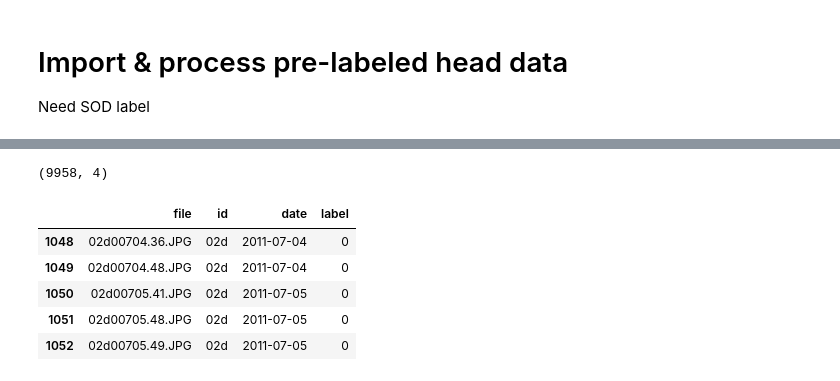
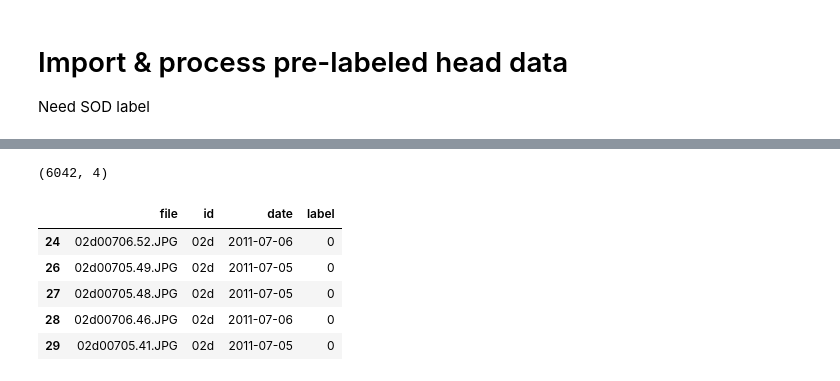
Before and after one commit to annamarianau/human_decomposition_image_classification, a Jupyter notebook: notebooks/label_propagation.ipynb, the cells around one changed output, grey strips where cells are left out. Saved outputs shown, nothing was run; the diff lists cells and outputs as text; code cells hidden in the pictures.

```diff
--- a/notebooks/label_propagation.ipynb
+++ b/notebooks/label_propagation.ipynb
@@ -144,0 +170,4 @@ Need SOD label
+# %%
+# remove 'icon'
+df_head_labeled[3] = df_head_labeled[3].str.replace('icon.','')
+display(df_head_labeled.head())
@@ -144,0 +181,4 @@ Need SOD label
+# %%
+# split into file and label columns
+df_head_labeled[['file','label']] = df_head_labeled[3].str.split(',', expand=True)
+display(df_head_labeled.head())
@@ -144,0 +192,5 @@ Need SOD label
+# %%
+# remove duplicates
+print(df_head_labeled.shape)
+df_head_labeled.drop_duplicates(subset='file', keep="first", inplace=True)
+print(df_head_labeled.shape)
@@ -145,18 +216,8 @@ Need SOD label
 # %%
-df_head_labeled = pd.read_csv('/da1_data/icputrd/decaying_human_body_part_classifier/from_anau/ex1_preds_labeled_head',
-                                header=None, delimiter=':',
-                                   usecols=[0,2])
-df_head_labeled.columns =['path', 'confidence']
-
-df_head_labeled['path'] = df_head_labeled['path'].str.replace(' ','')
-df_head_labeled['file'] = df_head_labeled['path'].str.split('/').str[-1]
-df_head_labeled[['id_date', 'count','ext']] = df_head_labeled['file'].str.split('.', expand=True)
+# split id_date column into multiple columns
 df_head_labeled['id'] = df_head_labeled['id_date'].str[:3]
 df_head_labeled['yrs_in_fac'] = df_head_labeled['id_date'].str[3]
 df_head_labeled['month_day'] = df_head_labeled['id_date'].str[4:]
-df_head_labeled.drop(['path','ext'], axis=1, inplace=True)
 display(df_head_labeled.head())
 print(df_head_labeled.shape)
-print(df_head_labeled.info())
-display(df_head_labeled.describe())
 # %% [output]
@@ -257,14 +299,14 @@ def label_propagation(minus_days, plus_plays):
 
     return df_new
 # %%
-df_new = label_propagation(2,2)
+df_new = label_propagation(1,1)
 print(df_new.shape)
 display(df_new.head())
 # %% [output]
-(9958, 4)
+(6042, 4)
 |  | file | id | date | label |
-| 1048 | 02d00704.36.JPG | 02d | 2011-07-04 | 0 |
-| 1049 | 02d00704.48.JPG | 02d | 2011-07-04 | 0 |
-| 1050 | 02d00705.41.JPG | 02d | 2011-07-05 | 0 |
-| 1051 | 02d00705.48.JPG | 02d | 2011-07-05 | 0 |
-| 1052 | 02d00705.49.JPG | 02d | 2011-07-05 | 0 |
+| 24 | 02d00706.52.JPG | 02d | 2011-07-06 | 0 |
+| 26 | 02d00705.49.JPG | 02d | 2011-07-05 | 0 |
+| 27 | 02d00705.48.JPG | 02d | 2011-07-05 | 0 |
+| 28 | 02d00706.46.JPG | 02d | 2011-07-06 | 0 |
+| 29 | 02d00705.41.JPG | 02d | 2011-07-05 | 0 |
```
Also changed, not shown: parts of 20 cells of this notebook.
